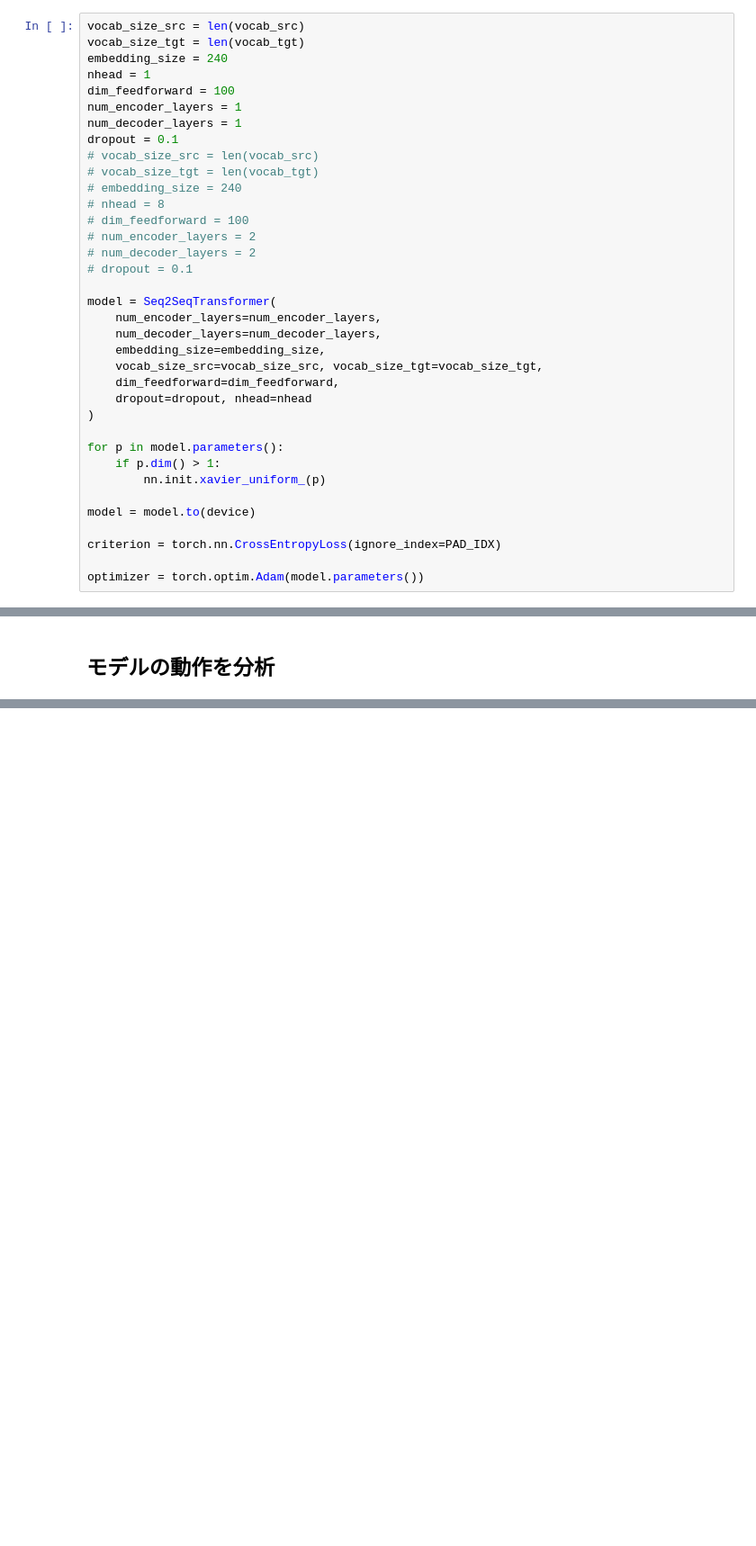
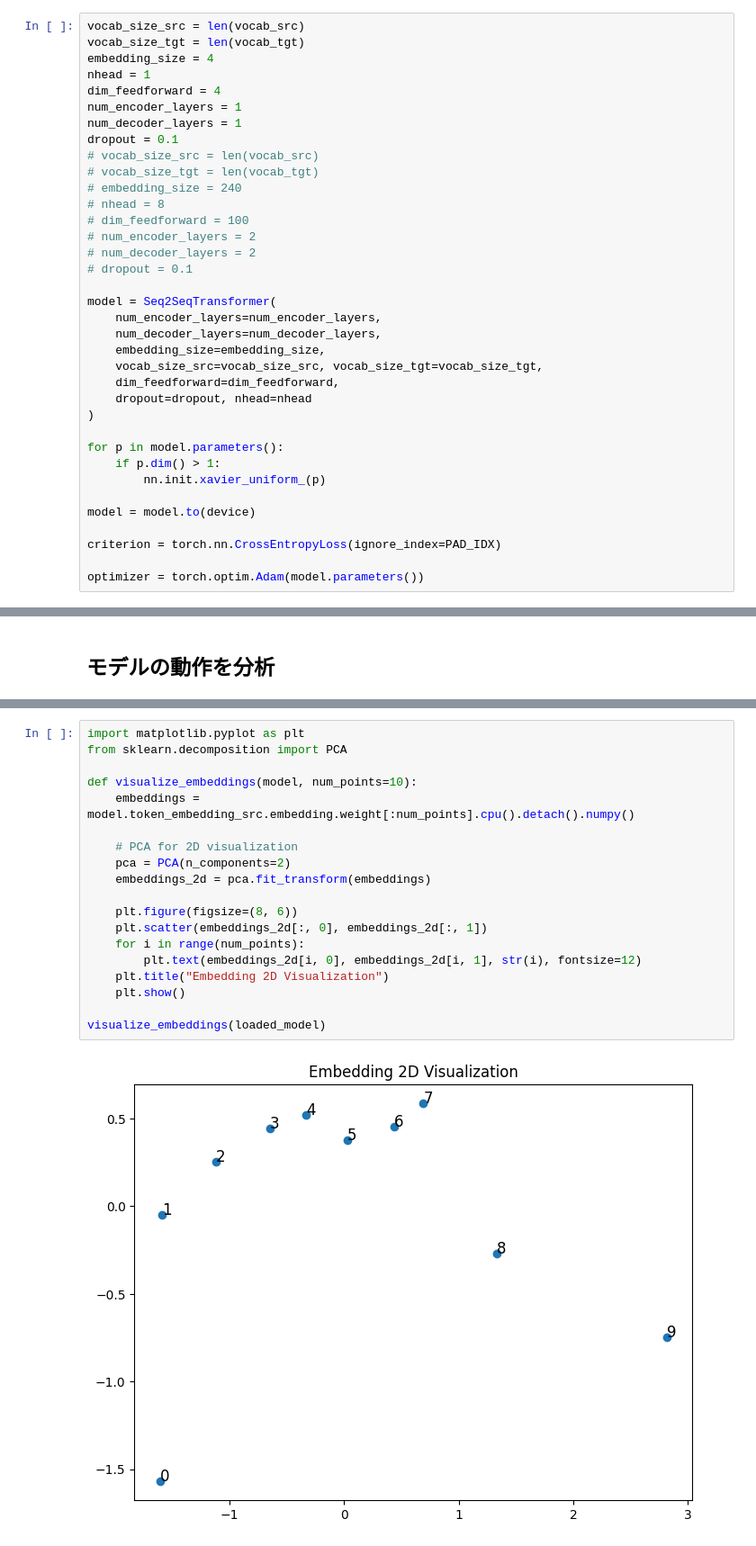
Before and after one commit to AriRyo/transformer-ansys, a Jupyter notebook: FomulaBEAT/tf_math02-1.ipynb, the cells around one changed output, grey strips where cells are left out. Shown at 90% size. Saved outputs shown, nothing was run; the diff lists cells and outputs as text; blank space fills up the shorter version.

```diff
--- a/FomulaBEAT/tf_math02-1.ipynb
+++ b/FomulaBEAT/tf_math02-1.ipynb
@@ -330,9 +337,9 @@ def evaluate(model, data, criterion, PAD_IDX):
 # %%
 vocab_size_src = len(vocab_src)
 vocab_size_tgt = len(vocab_tgt)
-embedding_size = 240
+embedding_size = 4
 nhead = 1
-dim_feedforward = 100
+dim_feedforward = 4
 num_encoder_layers = 1
 num_decoder_layers = 1
 dropout = 0.1
@@ -736,0 +622,21 @@ plt.show()
+# %%
+import matplotlib.pyplot as plt
+from sklearn.decomposition import PCA
+
+def visualize_embeddings(model, num_points=10):
+    embeddings = model.token_embedding_src.embedding.weight[:num_points].cpu().detach().numpy()
+
+    # PCA for 2D visualization
+    pca = PCA(n_components=2)
+    embeddings_2d = pca.fit_transform(embeddings)
+
+    plt.figure(figsize=(8, 6))
+    plt.scatter(embeddings_2d[:, 0], embeddings_2d[:, 1])
+    for i in range(num_points):
+        plt.text(embeddings_2d[i, 0], embeddings_2d[i, 1], str(i), fontsize=12)
+    plt.title("Embedding 2D Visualization")
+    plt.show()
+
+visualize_embeddings(loaded_model)
+# %% [output]
+[figure, added]
```
Also changed, not shown: parts of 17 cells of this notebook, 1 other file.
